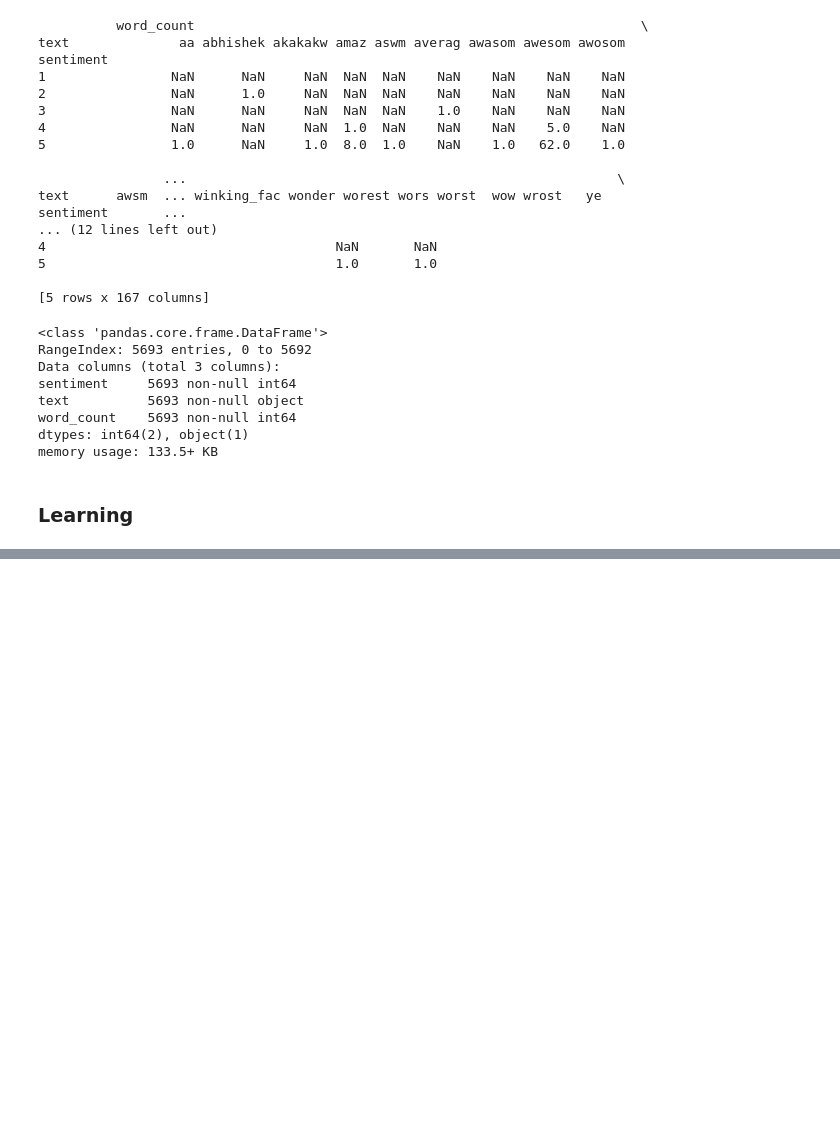
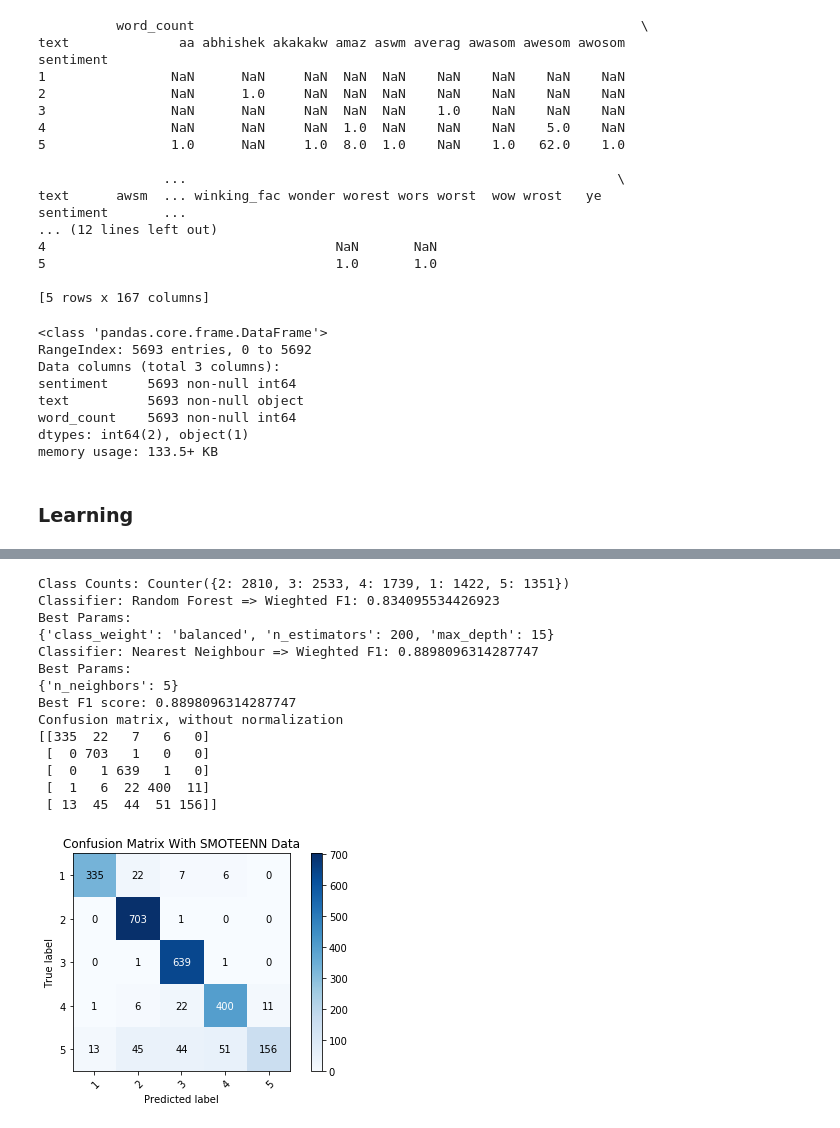
Before and after one commit to rmalav15/sentiment, a Jupyter notebook: EDA.ipynb, the cells around one changed output, grey strips where cells are left out. Cells and saved outputs as stored; diff of their text form; code cells hidden in the pictures; blank space fills up the shorter version.

```diff
--- a/EDA.ipynb
+++ b/EDA.ipynb
@@ -208,3 +269,26 @@ print("Best F1 score:", best_score)
+# %%
+smenn = SMOTEENN(random_state = RANDOM_STATE)
+Xsmotenn, ysmotenn = smenn.fit_sample(Xnorm, ynorm)
+print("Class Counts:", Counter(ysmotenn))
+model, score, best_model_smotenn, best_score = train_model(Xsmotenn, ysmotenn, verbose=False)
+print("Best F1 score:", best_score)
+retrain_best_param_model_confusion(best_model_smotenn, Xsmotenn, ysmotenn, title="Confusion Matrix With SMOTEENN Data")
+# %% [output]
+Class Counts: Counter({2: 2810, 3: 2533, 4: 1739, 1: 1422, 5: 1351})
+Classifier: Random Forest => Wieghted F1: 0.834095534426923
+Best Params:
+{'class_weight': 'balanced', 'n_estimators': 200, 'max_depth': 15}
+Classifier: Nearest Neighbour => Wieghted F1: 0.8898096314287747
+Best Params:
+{'n_neighbors': 5}
+Best F1 score: 0.8898096314287747
+Confusion matrix, without normalization
+[[335  22   7   6   0]
+ [  0 703   1   0   0]
+ [  0   1 639   1   0]
+ [  1   6  22 400  11]
+ [ 13  45  44  51 156]]
+[figure, added]
 # %%
 # Filter outlier
 pass
```
Also changed, not shown: parts of 24 cells of this notebook, 1 other file.
